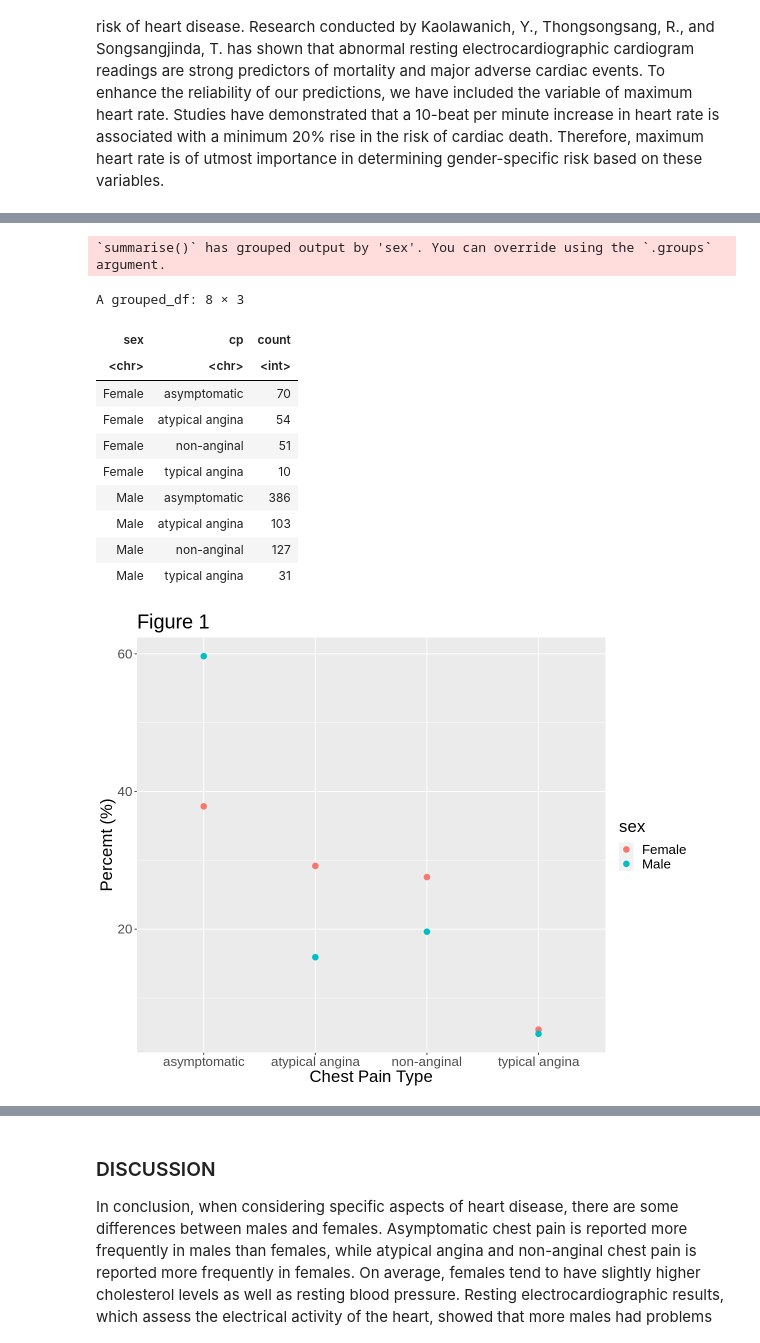
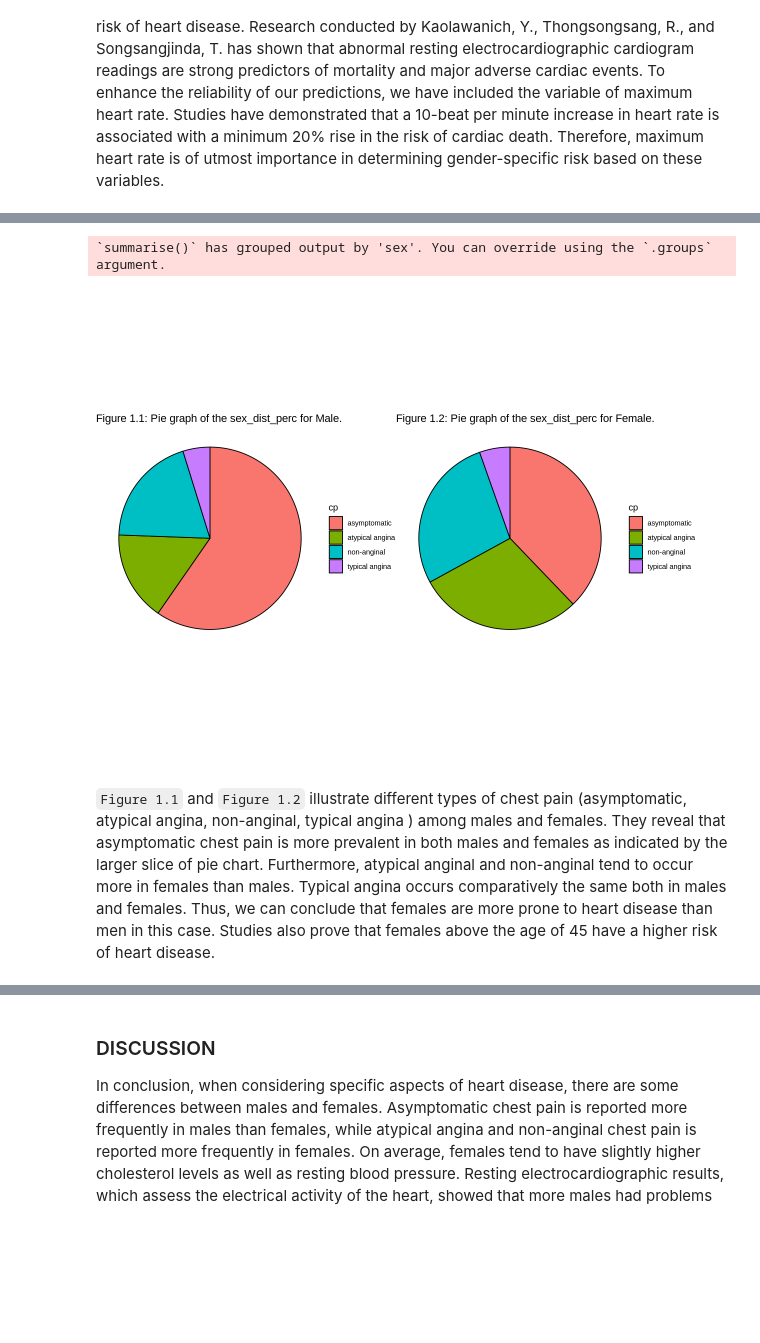
Before and after one commit to raulortiz04/dsci-100-2023s1-group-59, a Jupyter notebook: Project_Report.ipynb, the cells around one changed output, grey strips where cells are left out. Cells and saved outputs as stored; diff of their text form; code cells hidden in the pictures; blank space fills up the shorter version.

```diff
--- a/Project_Report.ipynb
+++ b/Project_Report.ipynb
@@ -71,7 +72,7 @@ We have selected specific variables for our research because they are interrelat
 heart_disease <-read_csv("https://raw.githubusercontent.com/raulortiz04/dsci-100-2023s1-group-59/main/heart_disease_uci.csv")
 
 heart_disease <- heart_disease |>
-    select(-num, -thal, -slope, -dataset, -oldpeak, -exang, -ca, -fbs) |> # remove columns that is not important
+    select(-num, -thal, -slope, -id, -dataset, -oldpeak, -exang, -ca, -fbs) |> # remove columns that is not important
     na.omit() # remove NAs
 heart_disease
 # %% [output]
@@ -99,39 +100,41 @@ A tibble: 832 × 8
 # %%
 # Method_1
 
 # Number of Female & Male
 sex_dist <- heart_disease |>
   group_by(sex, cp) |>
   summarize(count = n())
-sex_dist
+
 # Percentate of Female & Male
 sex_dist_perc <- sex_dist |>
   mutate(percent = count / sum(count) * 100)
 
-# Plot of the sex_dist_perc
-options(repr.plot.width = 10, repr.plot.height = 8)
-sex_dist_plot <- sex_dist_perc |>
-    ggplot(aes(x = cp, y = percent, color = sex)) +
-    geom_point(size = 3) +
-    labs(x = "Chest Pain Type", y = "Percemt (%)") +
-    theme(text = element_text(size = 20)) +
-    ggtitle("Figure 1")
-sex_dist_plot
+# Pie plot of the sex_dist_perc for male
+male_dist_plot <- sex_dist_perc |>
+    filter(sex == "Male") |>
+    ggplot(aes(x = "", y = -percent, fill = cp)) +
+    geom_bar(stat = "identity", color = "black") +
+    ggtitle("Figure 1.1: Pie graph of the sex_dist_perc for Male.") +
+    coord_polar("y") +
+    theme_void()
+
+# Plot of the sex_dist_perc for female
+female_dist_plot <- sex_dist_perc |>
+    filter(sex == "Female") |>
+    ggplot(aes(x = "", y = -percent, fill = cp)) +
+    geom_bar(stat = "identity", color = "black") +
+    ggtitle("Figure 1.2: Pie graph of the sex_dist_perc for Female.") +
+    coord_polar("y") +
+    theme_void()
+
+# Pie Plot of the sex_dist_perc for both gender
+grid.arrange(male_dist_plot, female_dist_plot, ncol = 2)
 # %% [output]
 `summarise()` has grouped output by 'sex'. You can override using the `.groups`
 argument.
-A grouped_df: 8 × 3
-| sex | cp | count |
-| <chr> | <chr> | <int> |
-| Female | asymptomatic | 70 |
-| Female | atypical angina | 54 |
-| Female | non-anginal | 51 |
-| Female | typical angina | 10 |
-| Male | asymptomatic | 386 |
-| Male | atypical angina | 103 |
-| Male | non-anginal | 127 |
-| Male | typical angina | 31 |
-[figure, old version]
+[figure, new version]
+# %% [markdown]
+`Figure 1.1` and `Figure 1.2` illustrate different types of chest pain (asymptomatic, atypical angina, non-anginal, typical angina ) among males and females. They reveal that asymptomatic chest pain is more prevalent in both males and females as indicated by the larger slice of pie chart. Furthermore, atypical anginal and non-anginal tend to occur more in females than males. Typical angina occurs comparatively the same both in males and females. Thus, we can conclude that females are more prone to heart disease than men in this case. Studies also prove that females above the age of 45 have a higher risk of heart disease.
 # %%
 # Method_2
 
```
Also changed, not shown: parts of 21 cells of this notebook.
